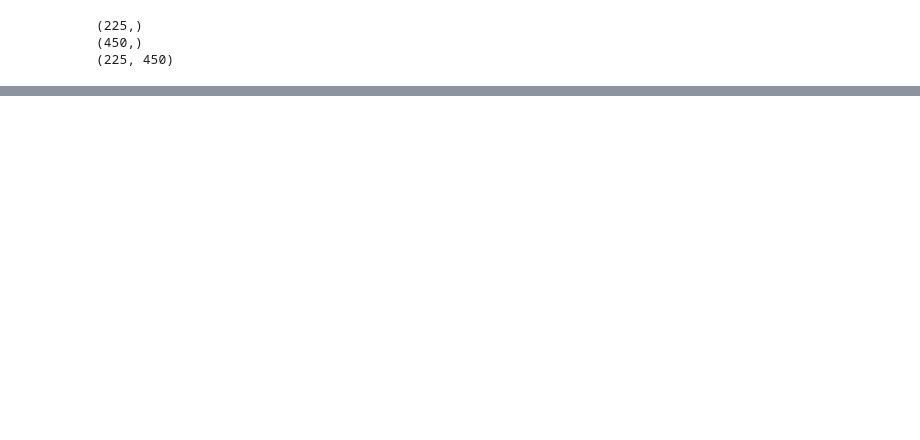
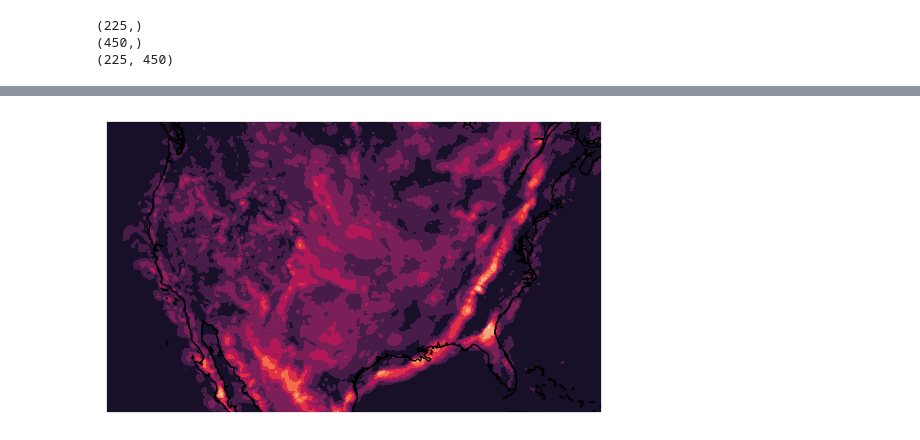
Before and after one commit to julober/snowex_uavsar_coherence, a Jupyter notebook: notebooks/01_data_download_and_prep.ipynb, the cells around one changed output, grey strips where cells are left out. Cells and saved outputs as stored; diff of their text form; code cells hidden in the pictures; blank space fills up the shorter version.

Commit message:
load aorc

```diff
--- a/notebooks/01_data_download_and_prep.ipynb
+++ b/notebooks/01_data_download_and_prep.ipynb
@@ -724,0 +825,4 @@ TODO: reproject these into UTM.
+# %%
+%%time
+ds = load_combined_dataset(datetime.datetime(2021, 4, 1), 4, "2m_above_ground", "TMP")
+# sfc/20210401/20210401_00z_anl.zarr/2m_above_ground/TMP/2m_above_ground/TMP/
@@ -724,0 +835,3 @@ TODO: reproject these into UTM.
+# %%
+std_dev = ds.TMP.std(dim="time")
+std_dev.values
@@ -724,0 +847,8 @@ TODO: reproject these into UTM.
+# %%
+ax = plt.axes(projection=projection)
+ax.contourf(std_dev.x, std_dev.y, std_dev)
+ax.coastlines()
+
+plt.show()
+# %% [output]
+[figure, added]
```
Also changed, not shown: parts of 31 cells of this notebook.
